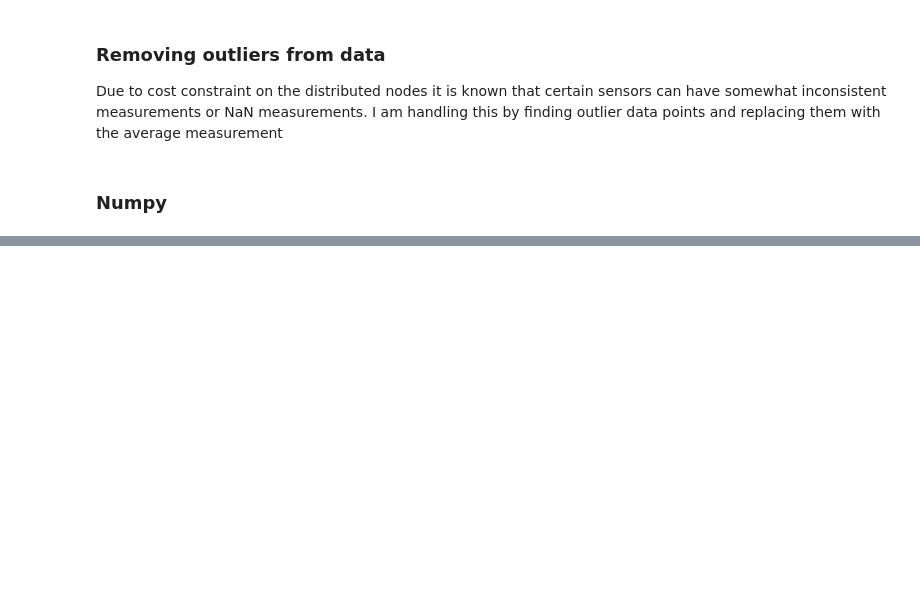
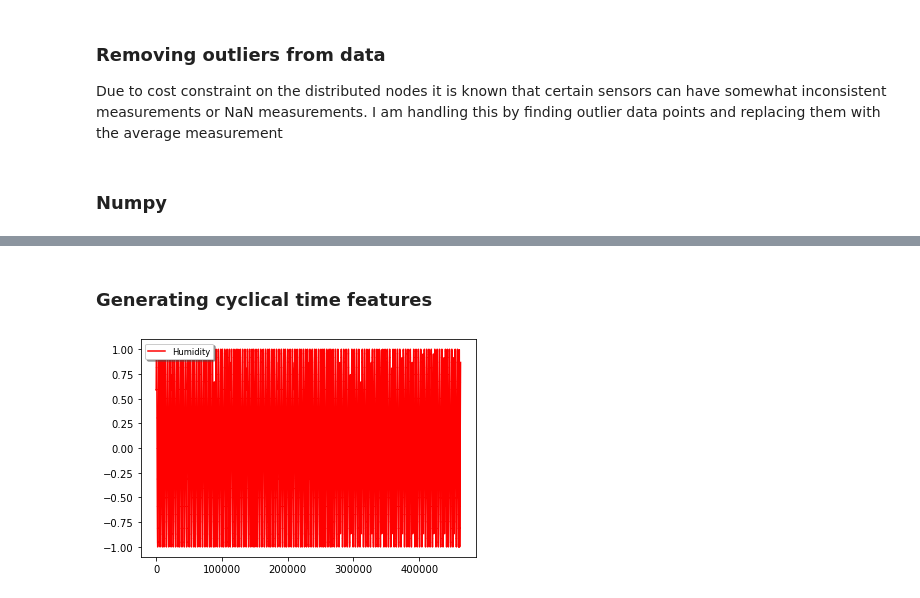
Before and after one commit to evanbradl/ML-Air-Sensor, a Jupyter notebook: Air_Sensor.ipynb, the cells around one changed output, grey strips where cells are left out. Cells and saved outputs as stored; diff of their text form; code cells hidden in the pictures; blank space fills up the shorter version.

```diff
--- a/Air_Sensor.ipynb
+++ b/Air_Sensor.ipynb
@@ -191,0 +188,25 @@ l = ax.legend(loc='upper left', shadow=True, fontsize='small')
+# %% [markdown]
+### Generating cyclical time features
+# %%
+def generate_cyclical_features(df, col_name, period, start_num=0):
+    kwargs = {
+        f'sin_{col_name}' : lambda x: np.sin(2*np.pi*(df[col_name]-start_num)/period),
+        f'cos_{col_name}' : lambda x: np.cos(2*np.pi*(df[col_name]-start_num)/period)
+             }
+    return df.assign(**kwargs).drop(columns=[col_name])
+
+df_features = (
+                AF_Data
+                .assign(minute = AF_Data.index.minute)
+                .assign(hour = AF_Data.index.hour)
+              )
+
+df_features = generate_cyclical_features(df_features, 'minute', 60, 0)
+df_features = generate_cyclical_features(df_features, 'hour', 24, 0)
+
+hum = df_features['sin_minute'].to_numpy()
+fig, ax = plt.subplots(1, 1)
+c=ax.plot(hum,'r',label='Humidity')
+l = ax.legend(loc='upper left', shadow=True, fontsize='small')
+# %% [output]
+[figure, added]
```
Also changed, not shown: parts of 4 cells of this notebook.
